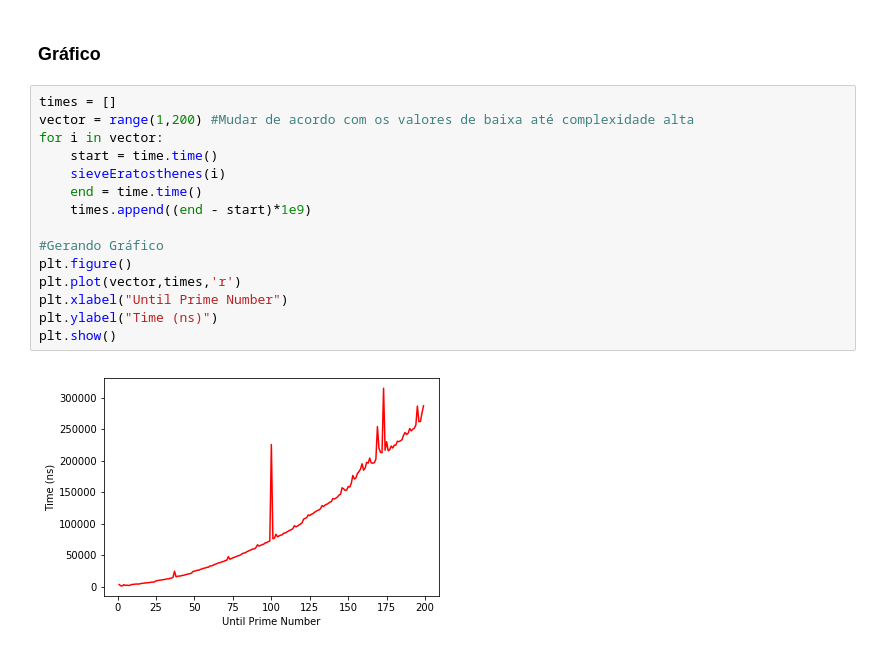
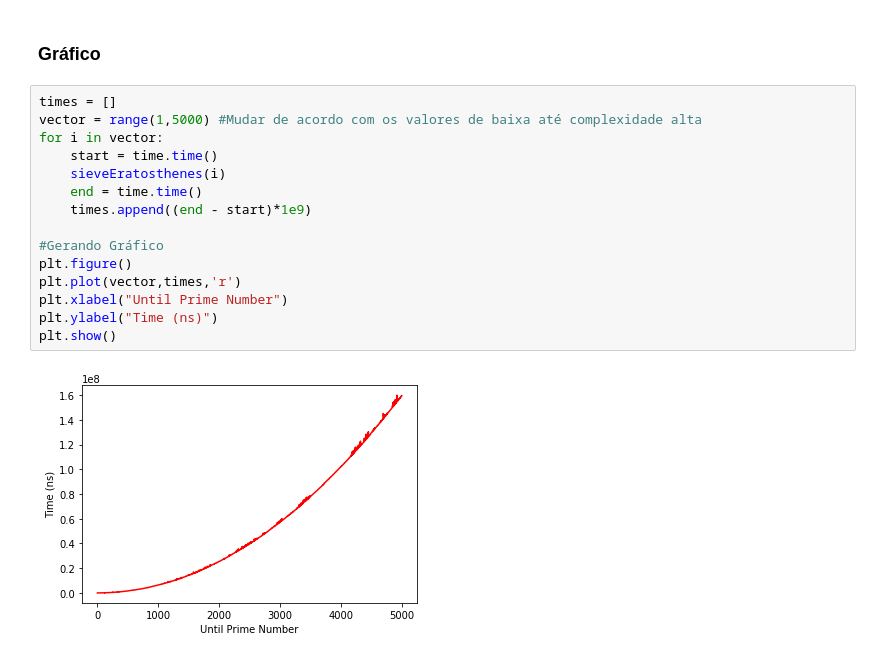
Before and after one commit to cleversonahum/tcii, a Jupyter notebook: num_primos/Números Primos.ipynb, the cells around one changed output. Saved outputs shown, nothing was run; the diff lists cells and outputs as text.

```diff
--- a/num_primos/Números Primos.ipynb
+++ b/num_primos/Números Primos.ipynb
@@ -118,18 +96,18 @@ n = 100 #Substituir 100 pelo valor do caso de baixa complexidade dado como exemp
 ### Gráfico
 # %%
 times = []
-vector = range(1,200) #Mudar de acordo com os valores de baixa até complexidade alta
+vector = range(1,5000) #Mudar de acordo com os valores de baixa até complexidade alta
 for i in vector:
     start = time.time()
     sieveEratosthenes(i)
     end = time.time()
     times.append((end - start)*1e9)
 
 #Gerando Gráfico
 plt.figure()
 plt.plot(vector,times,'r')
 plt.xlabel("Until Prime Number")
 plt.ylabel("Time (ns)")
 plt.show()
 # %% [output]
-[figure, old version]
+[figure, new version]
```
Also changed, not shown: parts of 8 cells of this notebook.
